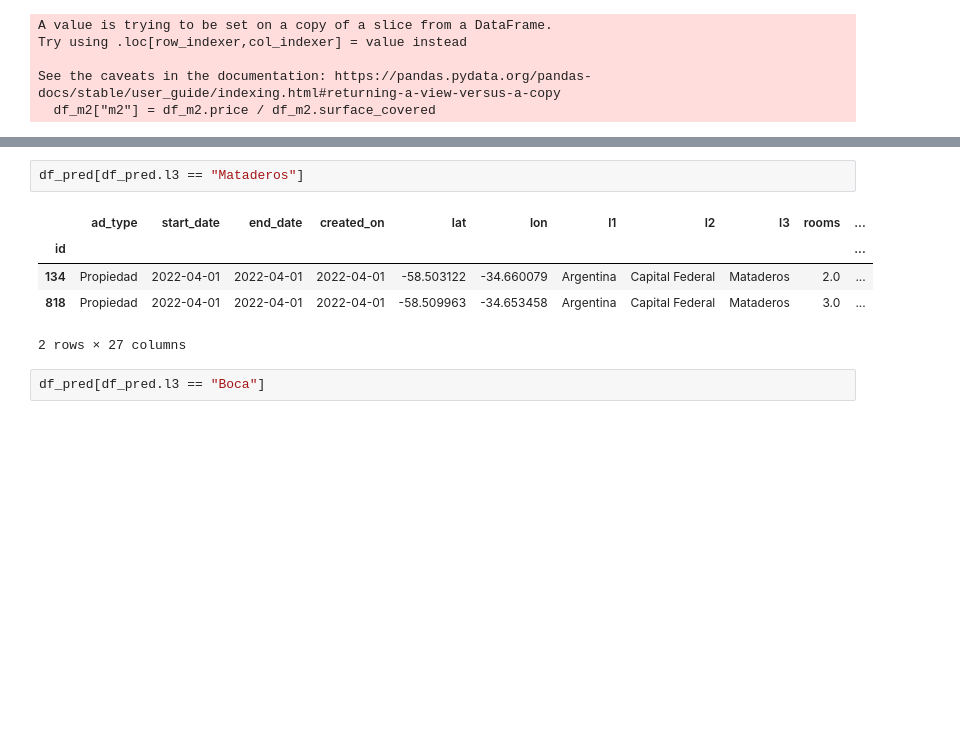
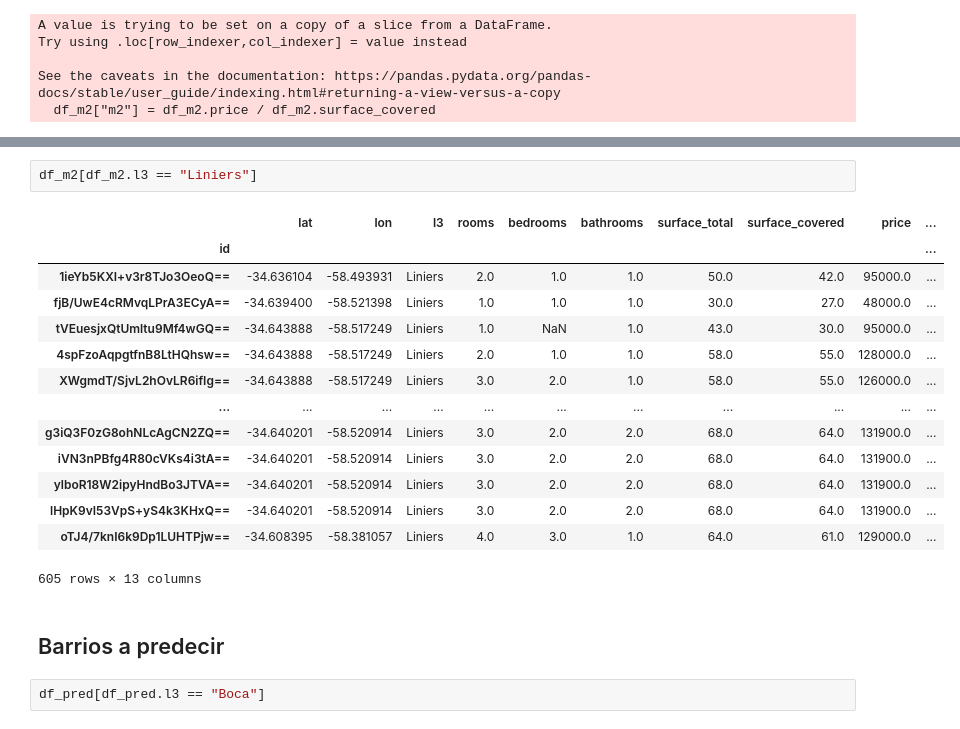
Before and after one commit to NNunezManzano/Predicci-n-precio-de-propiedades, a Jupyter notebook: TP_individual_docker.ipynb, the cells around one changed output, grey strips where cells are left out. Saved outputs shown, nothing was run; the diff lists cells and outputs as text; blank space fills up the shorter version.

```diff
--- a/TP_individual_docker.ipynb
+++ b/TP_individual_docker.ipynb
@@ -80,11 +131,22 @@ df_m2[["l3","m2"]].groupby(["l3"]).mean().sort_values(by="m2",ascending=False)
-# %%
-df_pred[df_pred.l3 == "Mataderos"]
-# %% [output]
-|  | ad_type | start_date | end_date | created_on | lat | lon | l1 | l2 | l3 | rooms | ... |
-| id |  |  |  |  |  |  |  |  |  |  | ... |
-| 134 | Propiedad | 2022-04-01 | 2022-04-01 | 2022-04-01 | -58.503122 | -34.660079 | Argentina | Capital Federal | Mataderos | 2.0 | ... |
-| 818 | Propiedad | 2022-04-01 | 2022-04-01 | 2022-04-01 | -58.509963 | -34.653458 | Argentina | Capital Federal | Mataderos | 3.0 | ... |
-2 rows × 27 columns
+# %%
+df_m2[df_m2.l3 == "Liniers"]
+# %% [output]
+|  | lat | lon | l3 | rooms | bedrooms | bathrooms | surface_total | surface_covered | price | ... |
+| id |  |  |  |  |  |  |  |  |  | ... |
+| 1ieYb5KXI+v3r8TJo3OeoQ== | -34.636104 | -58.493931 | Liniers | 2.0 | 1.0 | 1.0 | 50.0 | 42.0 | 95000.0 | ... |
+| fjB/UwE4cRMvqLPrA3ECyA== | -34.639400 | -58.521398 | Liniers | 1.0 | 1.0 | 1.0 | 30.0 | 27.0 | 48000.0 | ... |
+| tVEuesjxQtUmltu9Mf4wGQ== | -34.643888 | -58.517249 | Liniers | 1.0 | NaN | 1.0 | 43.0 | 30.0 | 95000.0 | ... |
+| 4spFzoAqpgtfnB8LtHQhsw== | -34.643888 | -58.517249 | Liniers | 2.0 | 1.0 | 1.0 | 58.0 | 55.0 | 128000.0 | ... |
+| XWgmdT/SjvL2hOvLR6ifIg== | -34.643888 | -58.517249 | Liniers | 3.0 | 2.0 | 1.0 | 58.0 | 55.0 | 126000.0 | ... |
+| ... | ... | ... | ... | ... | ... | ... | ... | ... | ... | ... |
+| g3iQ3F0zG8ohNLcAgCN2ZQ== | -34.640201 | -58.520914 | Liniers | 3.0 | 2.0 | 2.0 | 68.0 | 64.0 | 131900.0 | ... |
+| iVN3nPBfg4R80cVKs4i3tA== | -34.640201 | -58.520914 | Liniers | 3.0 | 2.0 | 2.0 | 68.0 | 64.0 | 131900.0 | ... |
+| ylboR18W2ipyHndBo3JTVA== | -34.640201 | -58.520914 | Liniers | 3.0 | 2.0 | 2.0 | 68.0 | 64.0 | 131900.0 | ... |
+| lHpK9vI53VpS+yS4k3KHxQ== | -34.640201 | -58.520914 | Liniers | 3.0 | 2.0 | 2.0 | 68.0 | 64.0 | 131900.0 | ... |
+| oTJ4/7knI6k9Dp1LUHTPjw== | -34.608395 | -58.381057 | Liniers | 4.0 | 3.0 | 1.0 | 64.0 | 61.0 | 129000.0 | ... |
+605 rows × 13 columns
+# %% [markdown]
+## Barrios a predecir
 # %%
 df_pred[df_pred.l3 == "Boca"]
 # %% [output]
```
Also changed, not shown: parts of 67 cells of this notebook, 2 other files.
